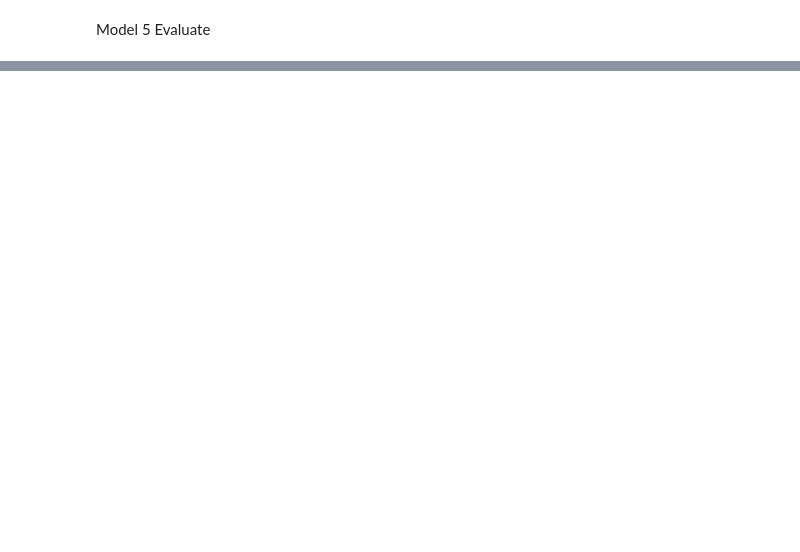
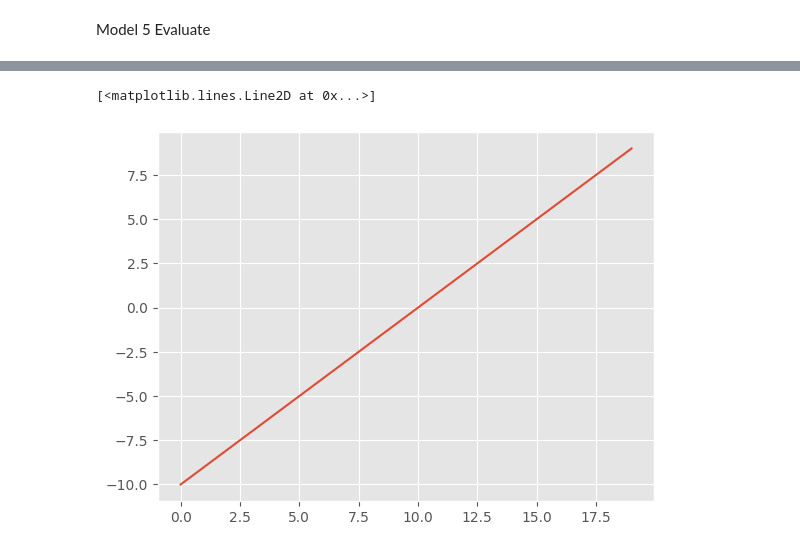
Before and after one commit to DiandraRifqiM/A-Journey-with-TensorFlow, a Jupyter notebook: Course 6/NNClassification.ipynb, the cells around one changed output, grey strips where cells are left out. Drawn from its saved outputs; the diff is of its cells as text; code cells hidden in the pictures; blank space fills up the shorter version.

```diff
--- a/Course 6/NNClassification.ipynb
+++ b/Course 6/NNClassification.ipynb
@@ -465,0 +484,6 @@ Binary classification
+# %%
+# Visualize toyA
+plt.plot(toyA)
+# %% [output]
+[<matplotlib.lines.Line2D at 0x...>]
+[figure, added]
```
Also changed, not shown: parts of 20 cells of this notebook.
